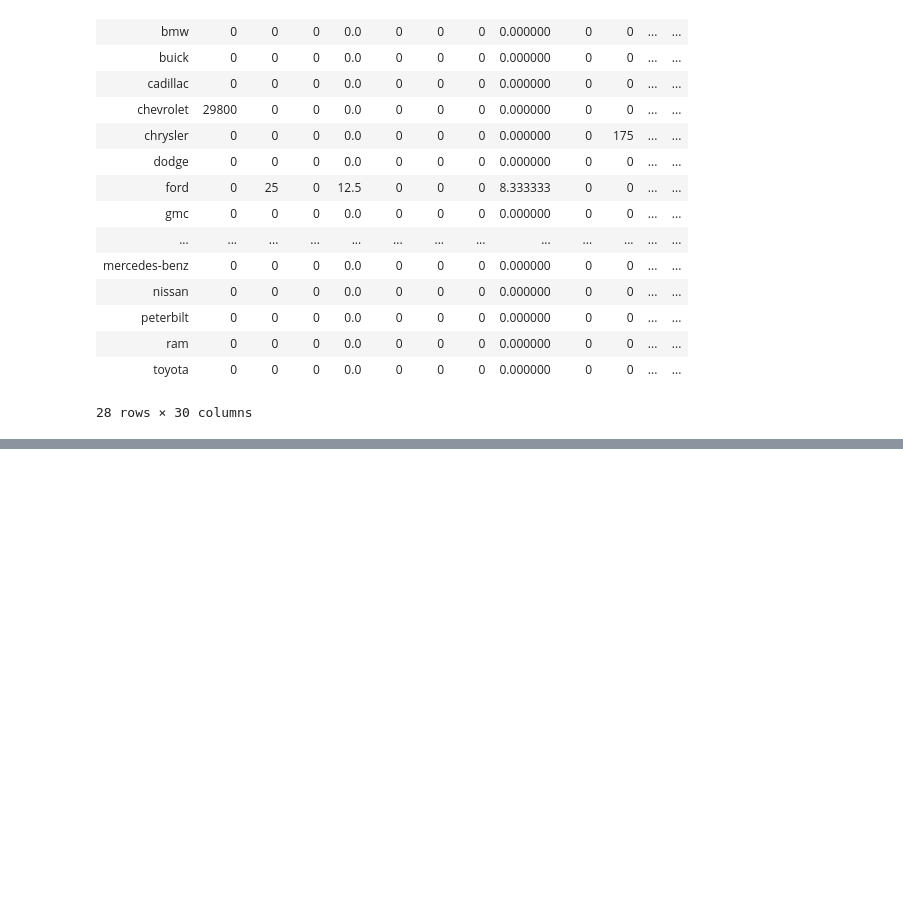
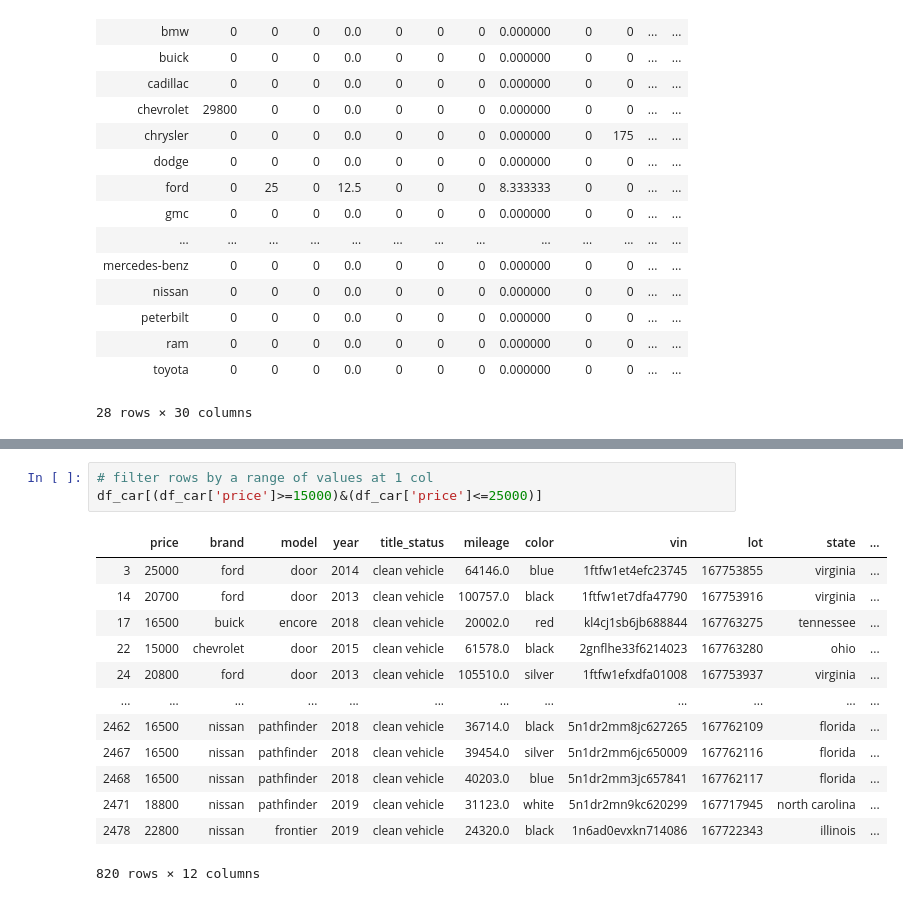
Before and after one commit to weitianyi1996/python-DataScientist-notes, a Jupyter notebook: Pandas-Manipulation.ipynb, the cells around one changed output, grey strips where cells are left out. Saved outputs shown, nothing was run; the diff lists cells and outputs as text; blank space fills up the shorter version.

```diff
--- a/Pandas-Manipulation.ipynb
+++ b/Pandas-Manipulation.ipynb
@@ -272,0 +308,17 @@ df_car.pivot_table(index=['brand'],columns=['year'],values='price',aggfunc=[np.m
+# %%
+# filter rows by a range of values at 1 col
+df_car[(df_car['price']>=15000)&(df_car['price']<=25000)]
+# %% [output]
+|  | price | brand | model | year | title_status | mileage | color | vin | lot | state | ... |
+| 3 | 25000 | ford | door | 2014 | clean vehicle | 64146.0 | blue | 1ftfw1et4efc23745 | 167753855 | virginia | ... |
+| 14 | 20700 | ford | door | 2013 | clean vehicle | 100757.0 | black | 1ftfw1et7dfa47790 | 167753916 | virginia | ... |
+| 17 | 16500 | buick | encore | 2018 | clean vehicle | 20002.0 | red | kl4cj1sb6jb688844 | 167763275 | tennessee | ... |
+| 22 | 15000 | chevrolet | door | 2015 | clean vehicle | 61578.0 | black | 2gnflhe33f6214023 | 167763280 | ohio | ... |
+| 24 | 20800 | ford | door | 2013 | clean vehicle | 105510.0 | silver | 1ftfw1efxdfa01008 | 167753937 | virginia | ... |
+| ... | ... | ... | ... | ... | ... | ... | ... | ... | ... | ... | ... |
+| 2462 | 16500 | nissan | pathfinder | 2018 | clean vehicle | 36714.0 | black | 5n1dr2mm8jc627265 | 167762109 | florida | ... |
+| 2467 | 16500 | nissan | pathfinder | 2018 | clean vehicle | 39454.0 | silver | 5n1dr2mm6jc650009 | 167762116 | florida | ... |
+| 2468 | 16500 | nissan | pathfinder | 2018 | clean vehicle | 40203.0 | blue | 5n1dr2mm3jc657841 | 167762117 | florida | ... |
+| 2471 | 18800 | nissan | pathfinder | 2019 | clean vehicle | 31123.0 | white | 5n1dr2mn9kc620299 | 167717945 | north carolina | ... |
+| 2478 | 22800 | nissan | frontier | 2019 | clean vehicle | 24320.0 | black | 1n6ad0evxkn714086 | 167722343 | illinois | ... |
+820 rows × 12 columns
```
Also changed, not shown: parts of 3 cells of this notebook.
